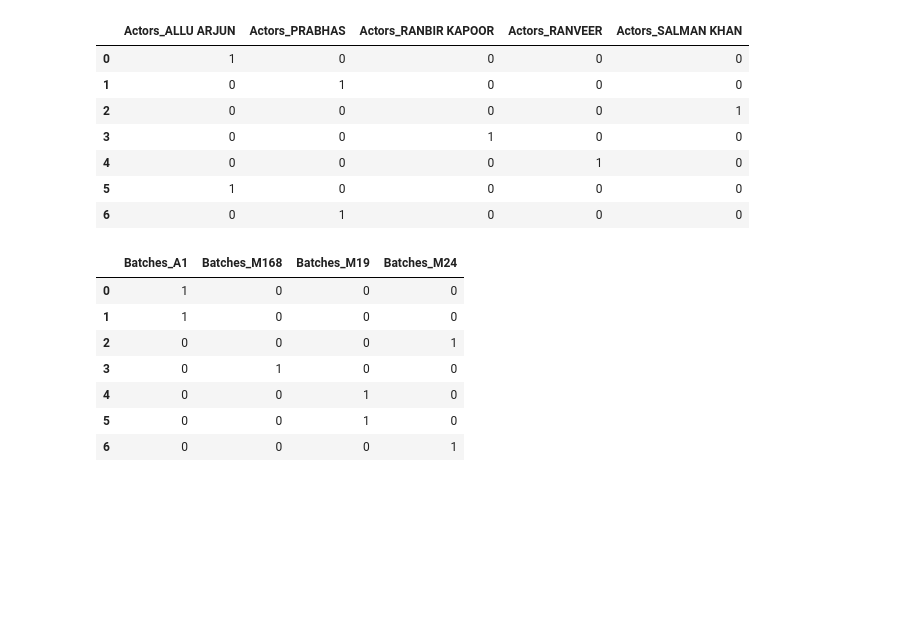
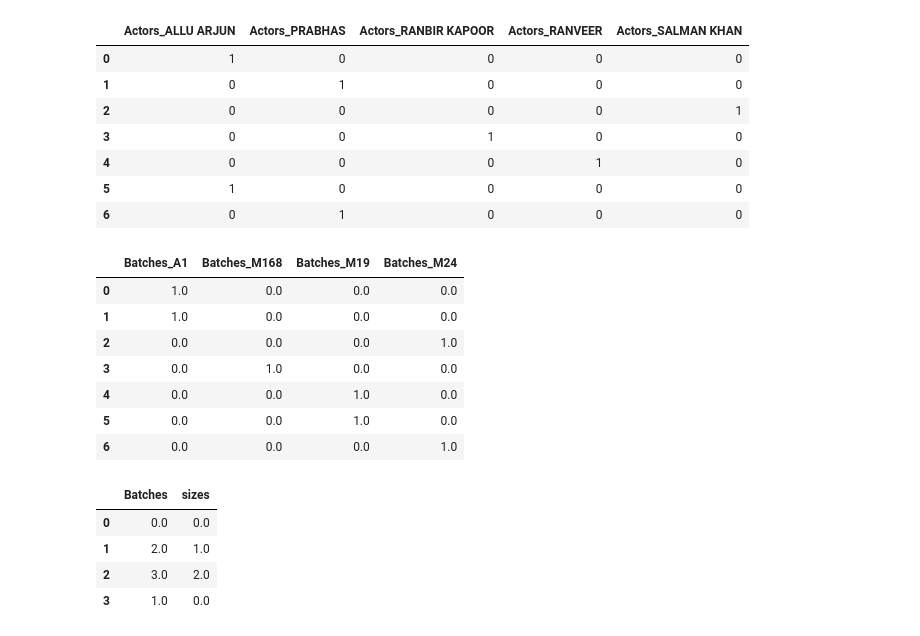
Before and after one commit to eashwardarur/DA, a Jupyter notebook: preprocessing.ipynb, the cells around one changed output. Cells and saved outputs as stored; diff of their text form; code cells hidden in the pictures; blank space fills up the shorter version.

```diff
--- a/preprocessing.ipynb
+++ b/preprocessing.ipynb
@@ -172,14 +172,27 @@ df0_Encoded
 import pandas as pd
 df0=pd.DataFrame({'Batches':['A1','A1','M24','M168','M19','M19','M24']}
                 )
-df0_Encoded=pd.get_dummies(df0,columns=['Batches'],dtype=int)
+df0_Encoded=pd.get_dummies(df0,columns=['Batches'],dtype=float)
 df0_Encoded
 # %% [output]
 |  | Batches_A1 | Batches_M168 | Batches_M19 | Batches_M24 |
-| 0 | 1 | 0 | 0 | 0 |
-| 1 | 1 | 0 | 0 | 0 |
-| 2 | 0 | 0 | 0 | 1 |
-| 3 | 0 | 1 | 0 | 0 |
-| 4 | 0 | 0 | 1 | 0 |
-| 5 | 0 | 0 | 1 | 0 |
-| 6 | 0 | 0 | 0 | 1 |
+| 0 | 1.0 | 0.0 | 0.0 | 0.0 |
+| 1 | 1.0 | 0.0 | 0.0 | 0.0 |
+| 2 | 0.0 | 0.0 | 0.0 | 1.0 |
+| 3 | 0.0 | 1.0 | 0.0 | 0.0 |
+| 4 | 0.0 | 0.0 | 1.0 | 0.0 |
+| 5 | 0.0 | 0.0 | 1.0 | 0.0 |
+| 6 | 0.0 | 0.0 | 0.0 | 1.0 |
+# %%
+import pandas as pd
+from sklearn.preprocessing import OrdinalEncoder
+df0 = pd.DataFrame({'Batches':['A1','M24','M168','M19'], 'sizes':['s','m','l','s']})
+oe = OrdinalEncoder(categories=[['A1','M19','M24','M168'],['s','m','l']])
+df0[['Batches','sizes']] = oe.fit_transform(df0[['Batches','sizes']])
+display(df0)
+# %% [output]
+|  | Batches | sizes |
+| 0 | 0.0 | 0.0 |
+| 1 | 2.0 | 1.0 |
+| 2 | 3.0 | 2.0 |
+| 3 | 1.0 | 0.0 |
```
